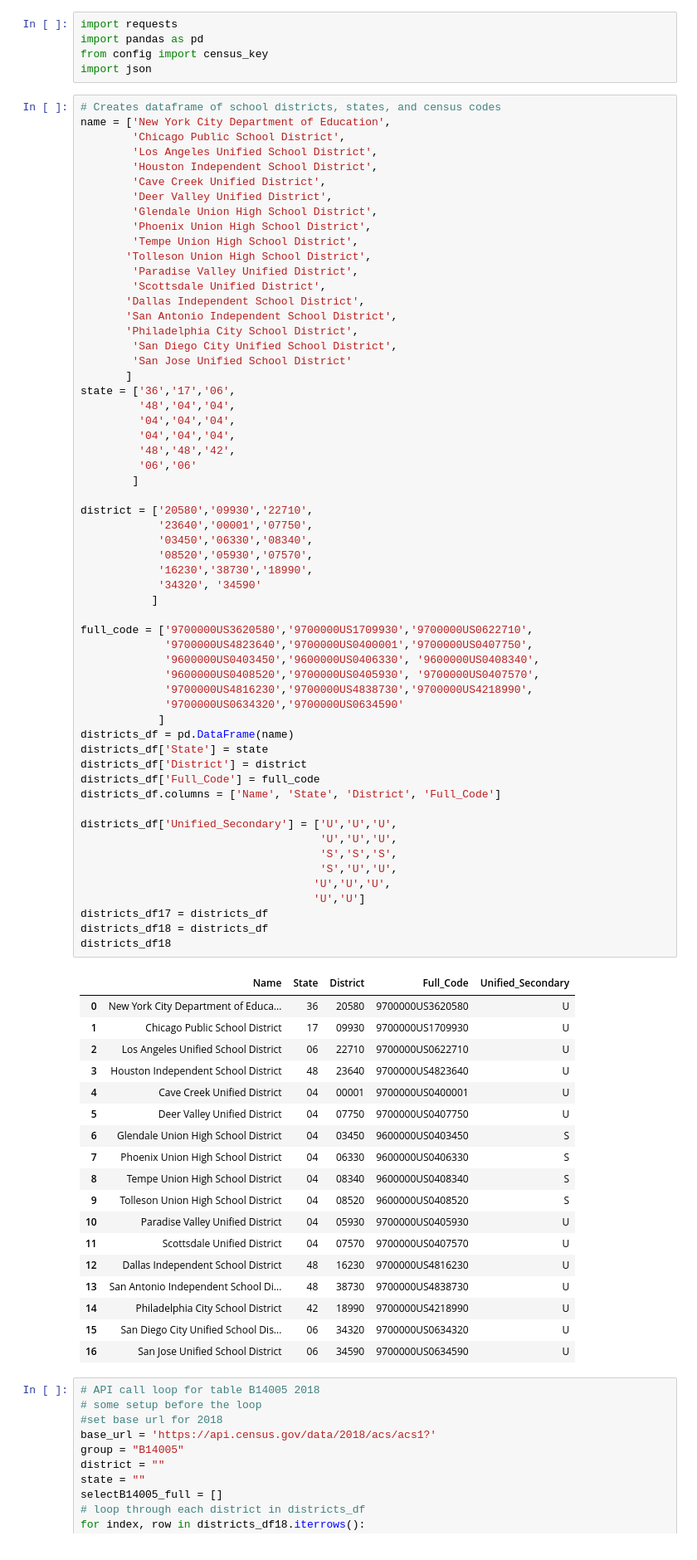
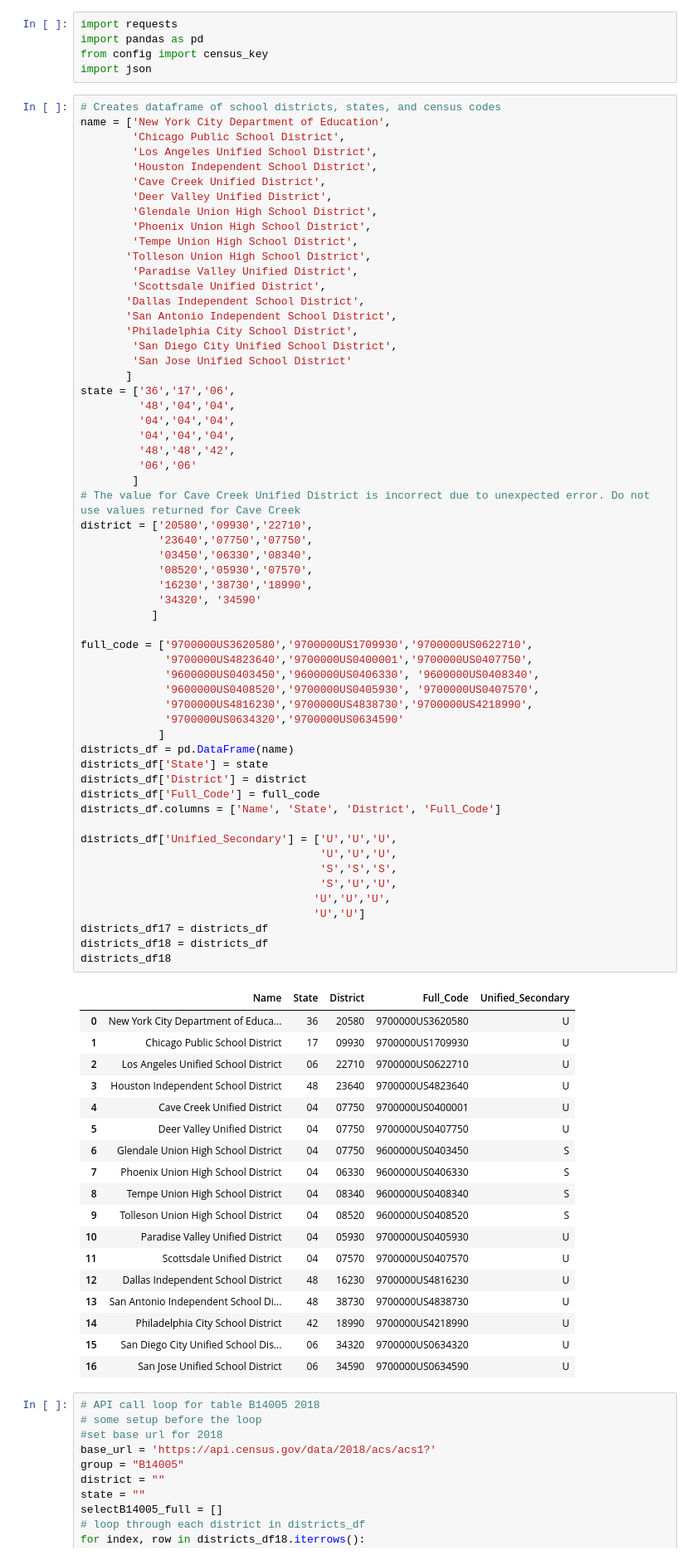
Before and after one commit to eisenba/project-1, a Jupyter notebook: censusdata/CensusData.ipynb, the cells around one changed output. Shown: that part at 83% size. Drawn from its saved outputs; the diff is of its cells as text.

```diff
--- a/censusdata/CensusData.ipynb
+++ b/censusdata/CensusData.ipynb
@@ -30,9 +30,9 @@ state = ['36','17','06',
          '48','48','42',
          '06','06'
         ]
-
+# The value for Cave Creek Unified District is incorrect due to unexpected error. Do not use values returned for Cave Creek
 district = ['20580','09930','22710',
-            '23640','00001','07750',
+            '23640','07750','07750',
             '03450','06330','08340',
             '08520','05930','07570',
             '16230','38730','18990',
@@ -40,36 +40,36 @@ district = ['20580','09930','22710',
            ]
 
 full_code = ['9700000US3620580','9700000US1709930','9700000US0622710',
              '9700000US4823640','9700000US0400001','9700000US0407750',
              '9600000US0403450','9600000US0406330', '9600000US0408340',
              '9600000US0408520','9700000US0405930', '9700000US0407570',
              '9700000US4816230','9700000US4838730','9700000US4218990',
              '9700000US0634320','9700000US0634590'
             ]
 districts_df = pd.DataFrame(name)
 districts_df['State'] = state
 districts_df['District'] = district
 districts_df['Full_Code'] = full_code
 districts_df.columns = ['Name', 'State', 'District', 'Full_Code']
 
 districts_df['Unified_Secondary'] = ['U','U','U',
                                      'U','U','U',
                                      'S','S','S',
                                      'S','U','U',
                                     'U','U','U',
                                     'U','U']
 districts_df17 = districts_df
 districts_df18 = districts_df
 districts_df18
 # %% [output]
 |  | Name | State | District | Full_Code | Unified_Secondary |
 | 0 | New York City Department of Educa... | 36 | 20580 | 9700000US3620580 | U |
 | 1 | Chicago Public School District | 17 | 09930 | 9700000US1709930 | U |
 | 2 | Los Angeles Unified School District | 06 | 22710 | 9700000US0622710 | U |
 | 3 | Houston Independent School District | 48 | 23640 | 9700000US4823640 | U |
-| 4 | Cave Creek Unified District | 04 | 00001 | 9700000US0400001 | U |
+| 4 | Cave Creek Unified District | 04 | 07750 | 9700000US0400001 | U |
 | 5 | Deer Valley Unified District | 04 | 07750 | 9700000US0407750 | U |
-| 6 | Glendale Union High School District | 04 | 03450 | 9600000US0403450 | S |
+| 6 | Glendale Union High School District | 04 | 07750 | 9600000US0403450 | S |
 | 7 | Phoenix Union High School District | 04 | 06330 | 9600000US0406330 | S |
 | 8 | Tempe Union High School District | 04 | 08340 | 9600000US0408340 | S |
 | 9 | Tolleson Union High School District | 04 | 08520 | 9600000US0408520 | S |
```
Also changed, not shown: parts of 1 cell of this notebook.
